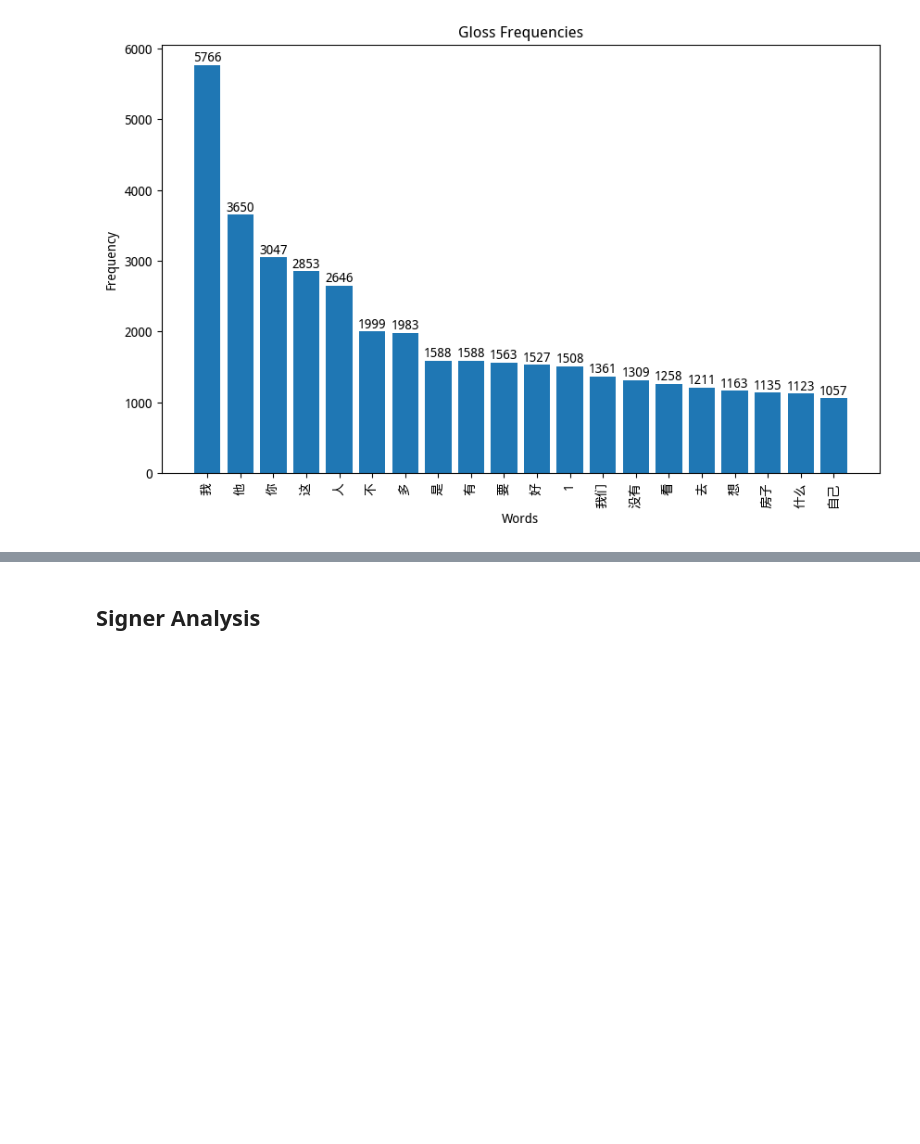
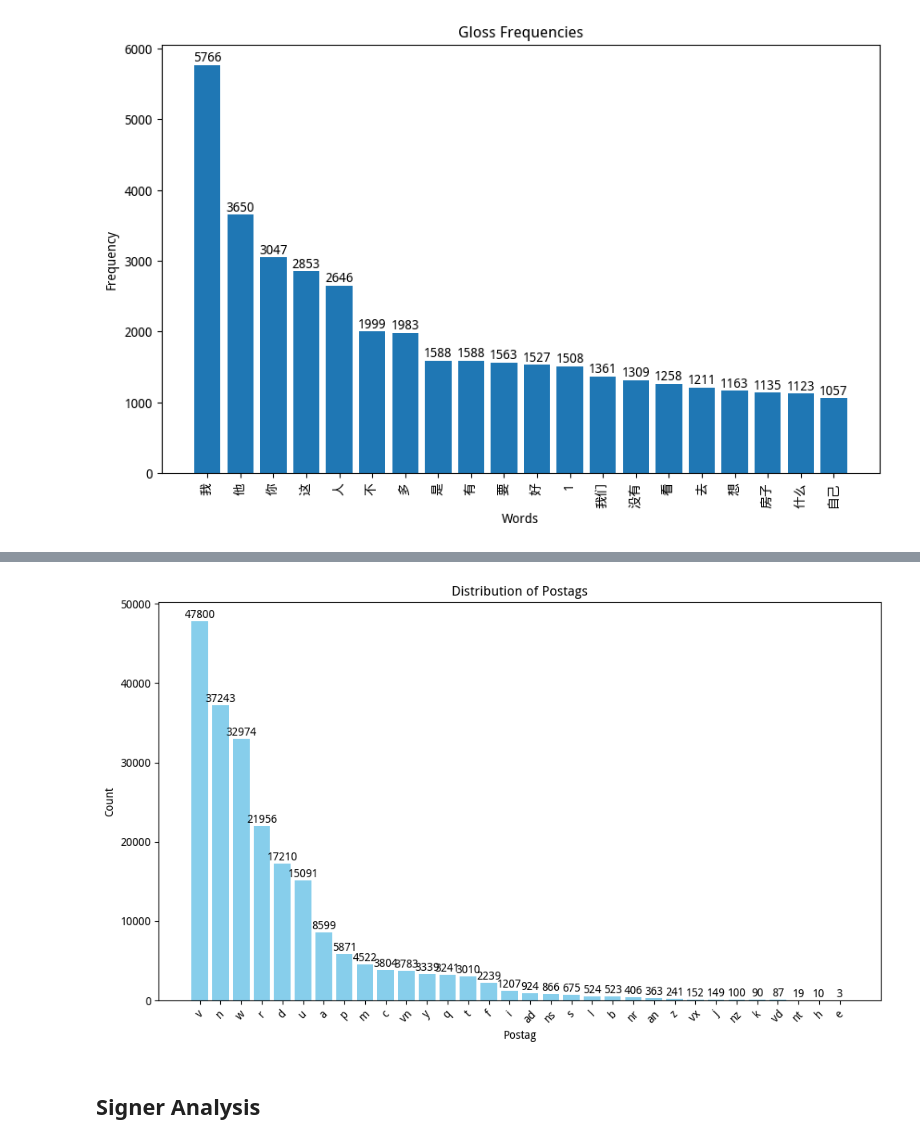
Before and after one commit to hsuzjx/SLRT, a Jupyter notebook: notebooks/data_analysis/csl_daily.ipynb, the cells around one changed output, grey strips where cells are left out. Cells and saved outputs as stored; diff of their text form; code cells hidden in the pictures; blank space fills up the shorter version.

```diff
--- a/notebooks/data_analysis/csl_daily.ipynb
+++ b/notebooks/data_analysis/csl_daily.ipynb
@@ -182,0 +216,34 @@ generate_word_cloud(gloss_counts, 'Gloss Word Cloud')
+# %%
+def plot_postag_distribution(postag_counts):
+    """
+    绘制不同 POS 标签的数量分布直方图，并按数量排序。
+
+    参数:
+    postag_counts (Counter): 包含每个 POS 标签数量的 Counter 对象。
+    """
+    # 将 Counter 转换为列表并排序
+    sorted_postag_counts = sorted(postag_counts.items(), key=lambda x: x[1], reverse=True)
+
+    # 提取标签和数量
+    labels, values = zip(*sorted_postag_counts)
+
+    # 绘制直方图
+    plt.figure(figsize=(10, 6))
+    plt.bar(labels, values, color='skyblue')
+
+    # 添加标题和标签
+    plt.title('Distribution of Postags')
+    plt.xlabel('Postag')
+    plt.ylabel('Count')
+
+    # 显示数值
+    for i, v in enumerate(values):
+        plt.text(i, v + 1, str(v), ha='center', va='bottom')
+
+    # 显示图形
+    plt.xticks(rotation=45)
+    plt.tight_layout()
+    plt.show()
+# %%
+postag_counts = Counter(sum(info.label_postag.tolist(), []))
+postag_counts
@@ -183,3 +268,7 @@ generate_word_cloud(gloss_counts, 'Gloss Word Cloud')
+# %%
+plot_postag_distribution(postag_counts)
+# %% [output]
+[figure, added]
 # %% [markdown]
 ## Signer Analysis
 # %%
```
Also changed, not shown: parts of 9 cells of this notebook.
